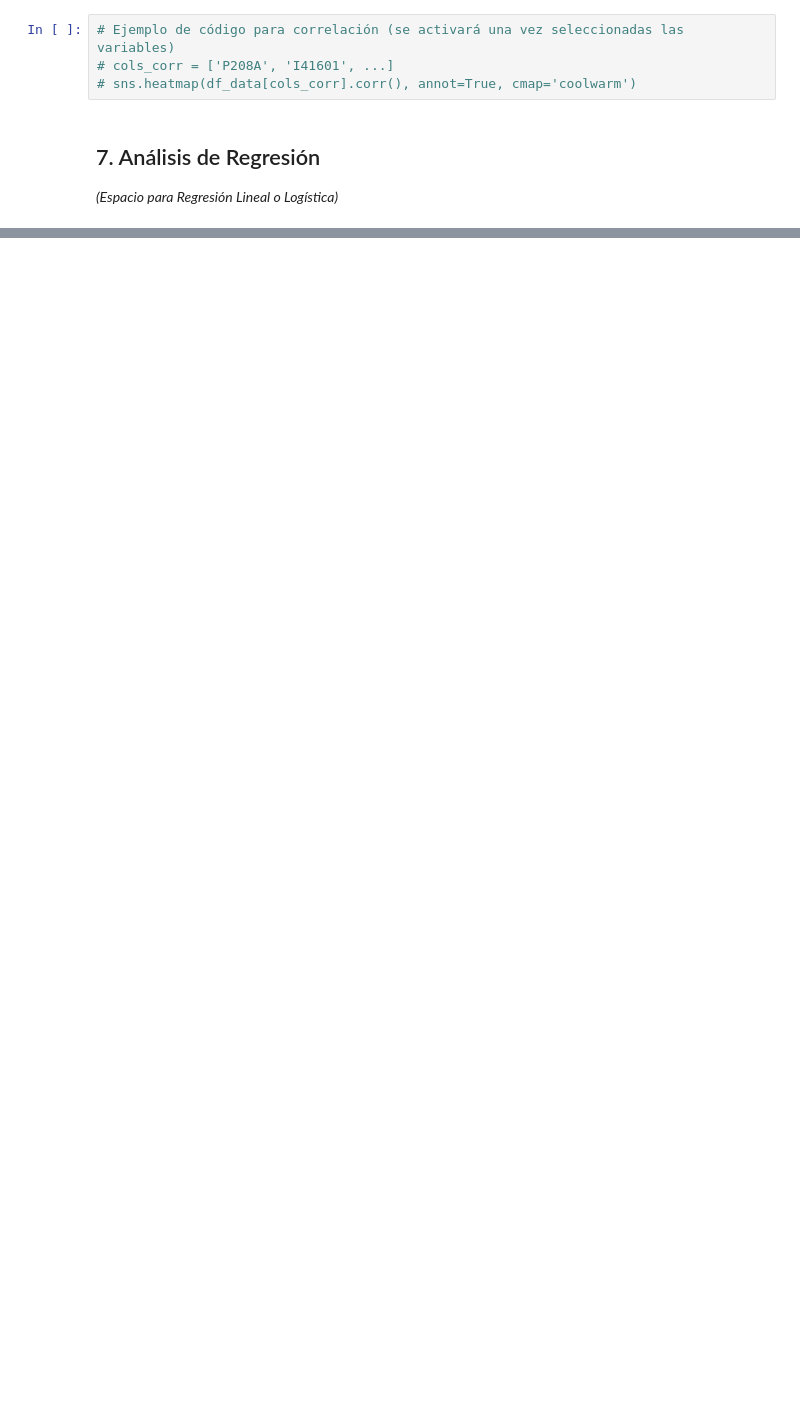
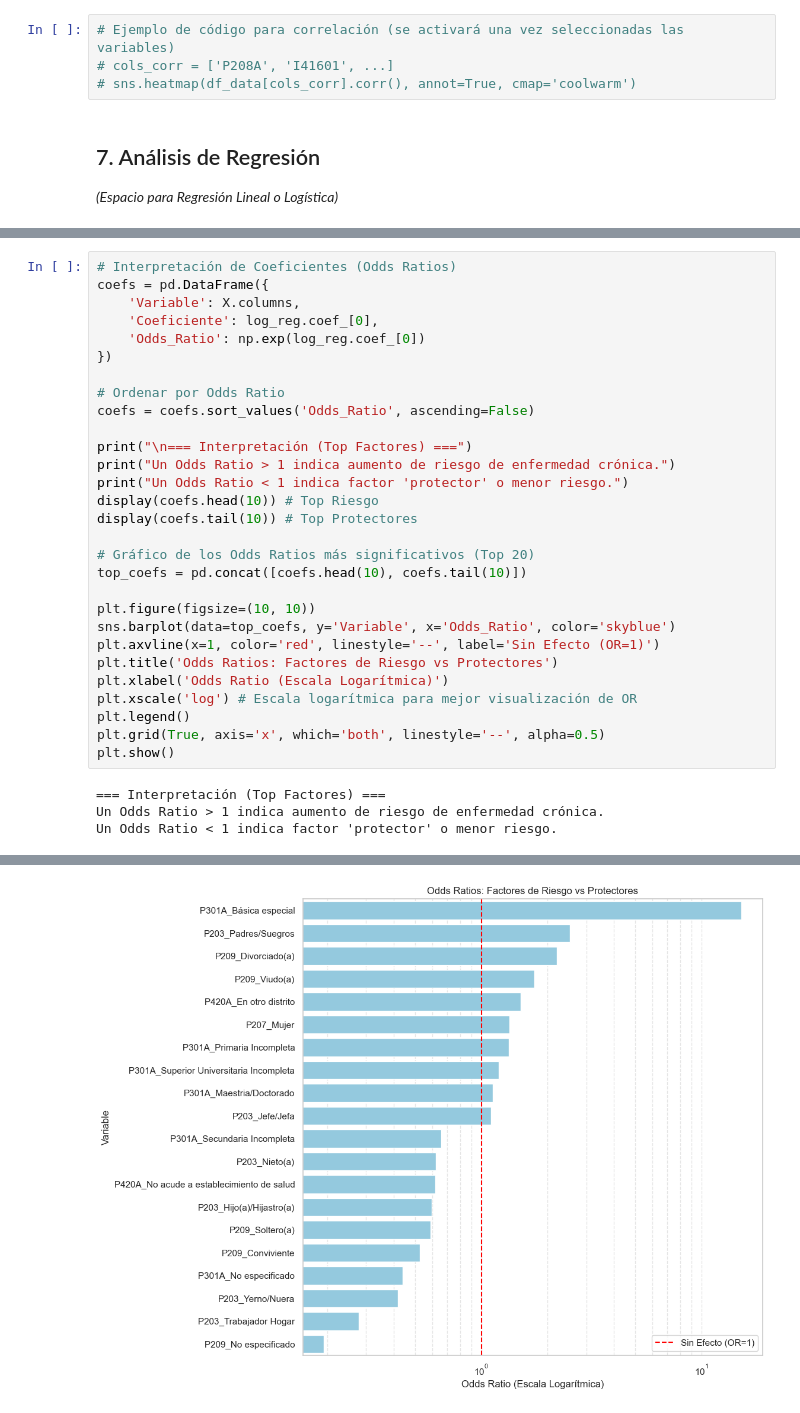
Before and after one commit to sebastianperudev2001/data-scientist-specialization, a Jupyter notebook: descriptive-statistics/DMC_DS19_TRABAJO FINAL/CHAVARRY_EF.ipynb, the cells around one changed output, grey strips where cells are left out. Drawn from its saved outputs; the diff is of its cells as text; blank space fills up the shorter version.

```diff
--- a/descriptive-statistics/DMC_DS19_TRABAJO FINAL/CHAVARRY_EF.ipynb
+++ b/descriptive-statistics/DMC_DS19_TRABAJO FINAL/CHAVARRY_EF.ipynb
@@ -848,0 +1005,33 @@ A continuación, realizaremos el análisis de correlación entre las variables n
+# %%
+# Interpretación de Coeficientes (Odds Ratios)
+coefs = pd.DataFrame({
+    'Variable': X.columns,
+    'Coeficiente': log_reg.coef_[0],
+    'Odds_Ratio': np.exp(log_reg.coef_[0])
+})
+
+# Ordenar por Odds Ratio
+coefs = coefs.sort_values('Odds_Ratio', ascending=False)
+
+print("\n=== Interpretación (Top Factores) ===")
+print("Un Odds Ratio > 1 indica aumento de riesgo de enfermedad crónica.")
+print("Un Odds Ratio < 1 indica factor 'protector' o menor riesgo.")
+display(coefs.head(10)) # Top Riesgo
+display(coefs.tail(10)) # Top Protectores
+
+# Gráfico de los Odds Ratios más significativos (Top 20)
+top_coefs = pd.concat([coefs.head(10), coefs.tail(10)])
+
+plt.figure(figsize=(10, 10))
+sns.barplot(data=top_coefs, y='Variable', x='Odds_Ratio', color='skyblue')
+plt.axvline(x=1, color='red', linestyle='--', label='Sin Efecto (OR=1)')
+plt.title('Odds Ratios: Factores de Riesgo vs Protectores')
+plt.xlabel('Odds Ratio (Escala Logarítmica)')
+plt.xscale('log') # Escala logarítmica para mejor visualización de OR
+plt.legend()
+plt.grid(True, axis='x', which='both', linestyle='--', alpha=0.5)
+plt.show()
+# %% [output]
+=== Interpretación (Top Factores) ===
+Un Odds Ratio > 1 indica aumento de riesgo de enfermedad crónica.
+Un Odds Ratio < 1 indica factor 'protector' o menor riesgo.
@@ -848,0 +1060 @@ A continuación, realizaremos el análisis de correlación entre las variables n
+[figure, added]
```
Also changed, not shown: parts of 12 cells of this notebook, 11 other files.
